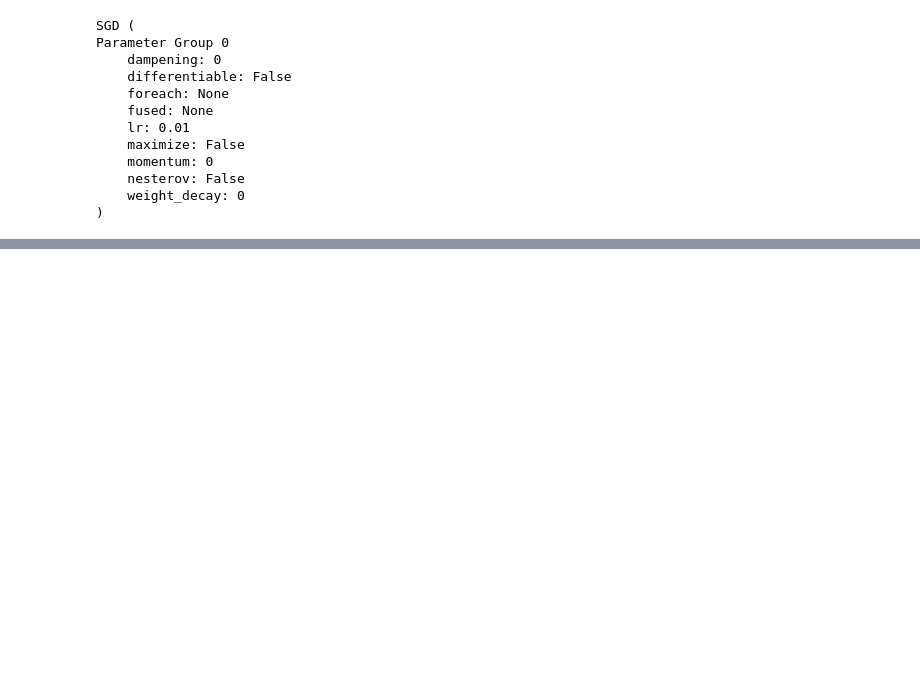
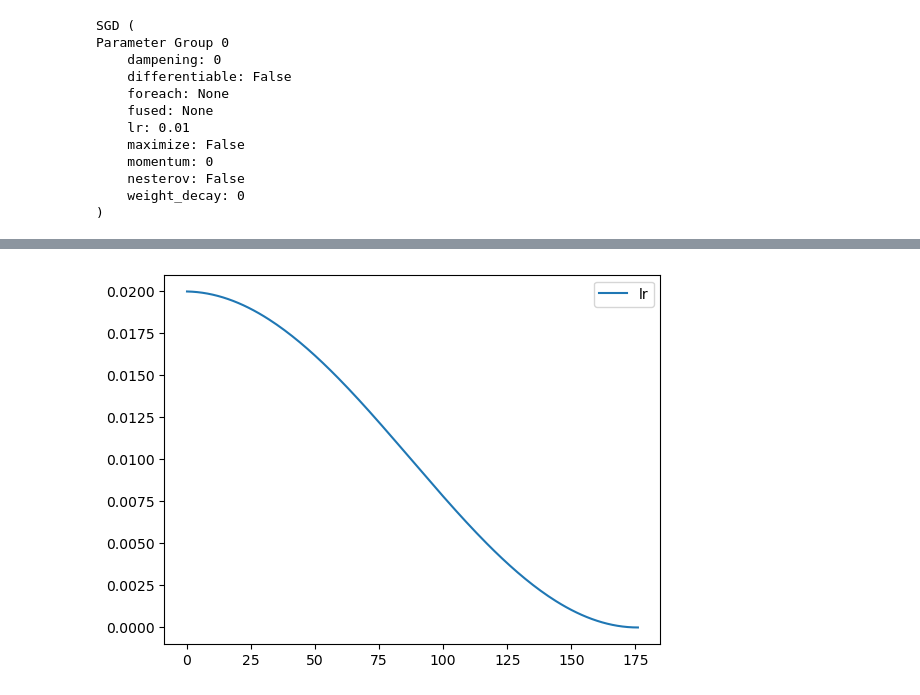
Before and after one commit to DrEntropy/pdl, a Jupyter notebook: lesson18.ipynb, the cells around one changed output, grey strips where cells are left out. Cells and saved outputs as stored; diff of their text form; code cells hidden in the pictures; blank space fills up the shorter version.

```diff
--- a/lesson18.ipynb
+++ b/lesson18.ipynb
@@ -102,0 +206,4 @@ Parameter Group 0
+# %%
+rec.plot()
+# %% [output]
+[figure, added]
```
Also changed, not shown: parts of 24 cells of this notebook.
